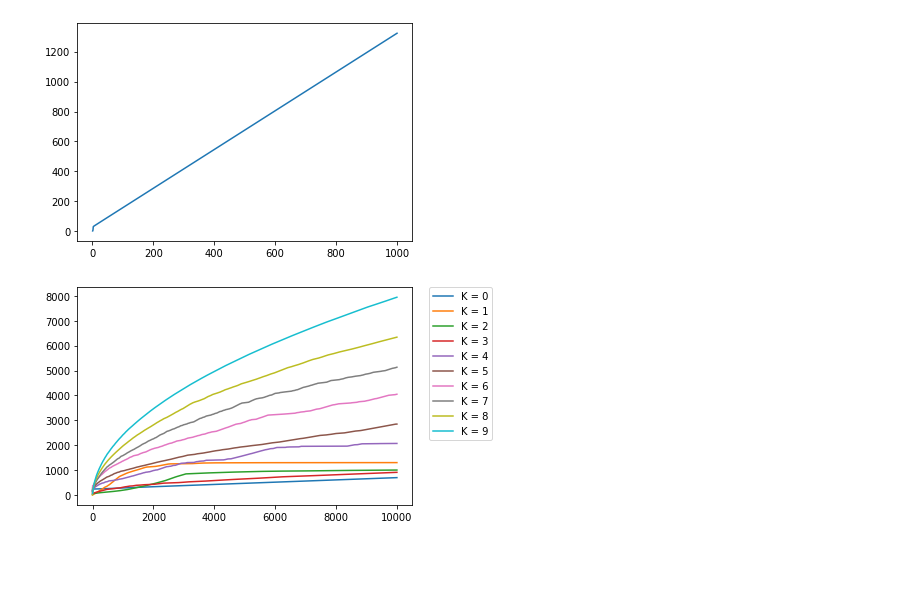
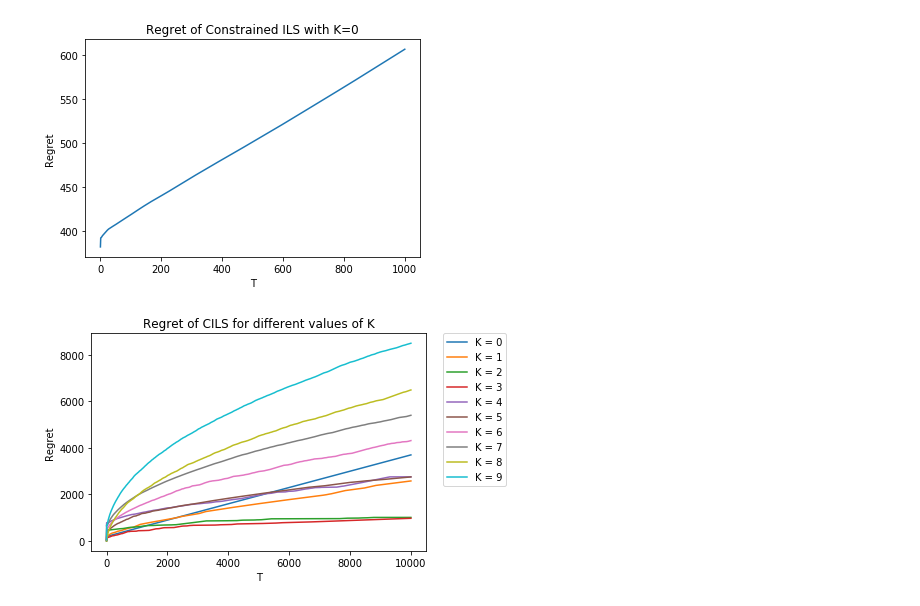
Before and after one commit to adelmag/Assignment3DDDMOR, a Jupyter notebook: exercise_4.ipynb, the cells around one changed output. Saved outputs shown, nothing was run; the diff lists cells and outputs as text; code cells hidden in the pictures; blank space fills up the shorter version.

```diff
--- a/exercise_4.ipynb
+++ b/exercise_4.ipynb
@@ -78,7 +78,6 @@ def CILS(b_1, b_2, b_3, b_4, min_p, max_p, t, h, K):
 
     #  Calculate the unconstrained price.
     U_price = GILS(b_1, b_2, b_3, b_4, min_p, max_p, t, h)
-
     # Calculate the average of the prices up till time t
     A_price = 0
     if t > 0:
@@ -95,7 +94,7 @@ def CILS(b_1, b_2, b_3, b_4, min_p, max_p, t, h, K):
         return U_price
 
 '''
-Let us assume for now that b_1 = 0.01, b_2 = 1000, b_3 = -500, b_4 = -0.01, min_p = 0, max_p = 100.
+Let us assume for now that b_1 = 0.01, b_2 = 1000, b_3 = -500, b_4 = -0.01, min_p = 0, max_p = 50.
 And also that the true theta_1 = 10 and theta_2 = -0.5 so that D = 10 - 0.5*p.
 '''
 
@@ -108,12 +107,12 @@ true paramters theta_1, theta_2 fixed, and parameter K.
 
 def REGRET_fixed_K(K, T, theta_1, theta_2):
     best_p = -theta_1/(2*theta_2) # the best price in hindsight
-    regrets =[]
+    regrets = []
     h = []
     regret = 0
     for t in range(T):
         e_t = np.random.normal(0,1) # We assume the epsilon error at time t to be N(0,1) distributed.
-        p_t = CILS(0.01,1000,-500,-0.01,0,30, t, h, K)
+        p_t = CILS(0.01,1000,-500,-0.01,0,50, t, h, K)
         d_t = theta_1 + theta_2*p_t +e_t
         regret += best_p*(theta_1 + theta_2*best_p) - p_t*(d_t-e_t)
         h.append((p_t,d_t))
@@ -150,77 +149,40 @@ def main():
     fig = plt.figure()
     axes = fig.add_subplot(111)
     axes.plot(time,regrets)
+    axes.set_xlabel('T')
+    axes.set_ylabel('Regret')
+    axes.set_title('Regret of Constrained ILS with K=0')
     plt.show()
 
     # Question (c)
-
-    # First approach
-
-    """
-    '''
-    Let's do a first approach where we fix T at 3 values, say T = 10, T = 100 and T = 1000.
-    and we compute regret at time T of CILS(k) for k = 0 to k_max - 1.
-    '''
-
-    k_max = 100
-    parameters = [i for i in range(k_max)]
-
-    # T = 10
-    regrets = REGRET_fixed_T(k_max, 10, 10, -0.5)
-    fig2 = plt.figure()
-    axes = fig2.add_subplot(111)
-    axes.plot(parameters,regrets)
-    plt.show()
-
-    # T = 100
-    regrets = REGRET_fixed_T(k_max, 100, 10, -0.5)
-    fig3 = plt.figure()
-    axes = fig3.add_subplot(111)
-    axes.plot(parameters,regrets)
-    plt.show()
-
-    # T = 1000
-    regrets = REGRET_fixed_T(k_max, 1000, 10, -0.5)
-    fig4 = plt.figure()
-    axes = fig4.add_subplot(111)
-    axes.plot(parameters,regrets)
-    plt.show()
-
-    """
-
-    '''
-    It seems that small values of K are always much better than large values of K, but maybe that is because
-    T is not large enough to see a significant difference. We try a second approach.
-    '''
-
-    #Second approach
 
     '''
     We compare the behavior of the regrets of CILS(k) for a smaller range of k.
     We then plot each regret function against time on the same graph to compare their asymptotic behavior,
     and determine for which CILS(k) is better for values of T.
     '''
 
     k_max = 10 # Computing for k = 0, 1, ..., 9
     time_max = 10000
     time = [t+1 for t in range(time_max)]
     regrets_k = []
     for k in range(k_max):
         regrets_k.append(REGRET_fixed_K(k, time_max, 10, -0.5))
 
     # PLOT.
     figx = plt.figure()
     axes = figx.add_subplot(111)
-
+    axes.set_xlabel('T')
+    axes.set_ylabel('Regret')
+    axes.set_title('Regret of CILS for different values of K')
 
     for k in range(k_max):
         axes.plot(time,regrets_k[k],label = "K = " + str(k))
     plt.legend(bbox_to_anchor=(1.05, 1), loc='upper left', borderaxespad=0.)
     plt.show()
 
-
 if __name__ == '__main__':
     main()
 # %% [output]
-[figure, old version]
+[figure, new version]
-[figure, old version]
+[figure, new version]
```
